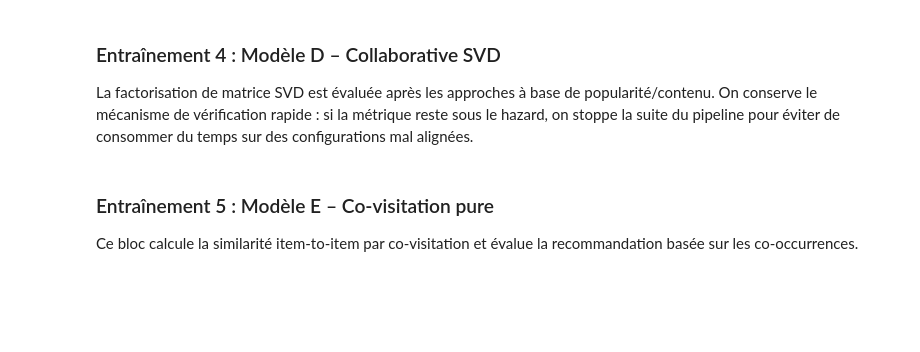
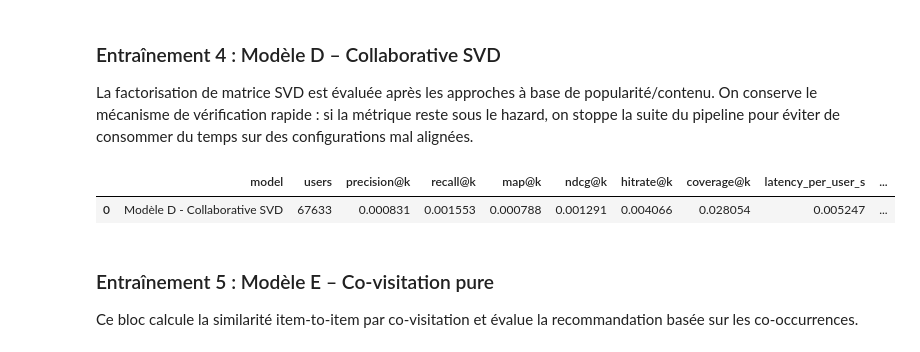
Before and after one commit to scude/Ai-engineer-formation-project-10, a Jupyter notebook: notebooks/notebook.ipynb, the cells around one changed output. Cells and saved outputs as stored; diff of their text form; code cells hidden in the pictures; blank space fills up the shorter version.

```diff
--- a/notebooks/notebook.ipynb
+++ b/notebooks/notebook.ipynb
@@ -40,6 +40,8 @@ CONFIG = {
     "covisit_similarity": "cosine",
     "covisit_hybrid_alpha": 0.7350738721058192,
     "svd_hazard_ndcg": 0.02,
+    "min_user_interactions": 3,
+    "min_item_interactions": 5,
 }
 np.random.seed(CONFIG["random_seed"])
 Path(CONFIG["artifacts_dir"]).mkdir(parents=True, exist_ok=True)
@@ -564,5 +670,6 @@ def make_ground_truth(train: pd.DataFrame, test: pd.DataFrame) -> Tuple[Dict[int
 
 train_df, test_df = temporal_train_test_split(clicks, CONFIG["train_ratio"])
 train_histories, ground_truth = make_ground_truth(train_df, test_df)
+eval_users = sorted(ground_truth.keys())
 candidate_items = get_candidate_items(train_df)
-print(f"Train size: {len(train_df)}, Test size: {len(test_df)}, Users for eval: {len(ground_truth)}")
+print(f"Train size: {len(train_df)}, Test size: {len(test_df)}, Users for eval: {len(eval_users)}")
@@ -896,7 +1005,6 @@ def build_hybrid_covisit_recommender(
     }
     return recommend, meta
 # %%
-
 # Evaluation pipeline
 
 def evaluate_model(
@@ -913,9 +1021,10 @@ def evaluate_model(
     recalls: List[float] = []
     maps: List[float] = []
     ndcgs: List[float] = []
+    hits: List[int] = []
     all_recs: List[List[int]] = []
 
-    users = list(ground_truth.keys())
+    users = eval_users
     for user_id in users:
         seen = set(train_histories.get(user_id, []))
         recs = recommend_func(user_id, seen, k)
@@ -925,8 +1034,10 @@ def evaluate_model(
         recalls.append(recall_at_k(recs, gt, k))
         maps.append(average_precision_at_k(recs, gt, k))
         ndcgs.append(ndcg_at_k(recs, gt, k))
+        hits.append(1 if set(recs[:k]) & set(gt) else 0)
 
     coverage = coverage_at_k(all_recs, candidate_items, k)
+    hitrate = float(np.mean(hits)) if users else 0.0
 
     sample_users = users[: min(latency_sample, len(users))]
     start = time.perf_counter()
@@ -942,8 +1053,10 @@ def evaluate_model(
         "recall@k": float(np.mean(recalls)),
         "map@k": float(np.mean(maps)),
         "ndcg@k": float(np.mean(ndcgs)),
+        "hitrate@k": hitrate,
         "coverage@k": coverage,
         "latency_per_user_s": latency,
+        "all_recommendations": all_recs,
     }
 # %% [markdown]
 ## Entraînement des systèmes de recommandation
@@ -1052,20 +1170,18 @@ La factorisation de matrice SVD est évaluée après les approches à base de po
 # %%
 svd_result = evaluate_model(
     "Modèle D - Collaborative SVD",
     collaborative_recommender,
     train_histories,
     ground_truth,
     candidate_items,
     K,
 )
 results.append(svd_result)
 
-if svd_result["ndcg@k"] < CONFIG["svd_hazard_ndcg"]:
-    raise ValueError(
-        f"NDCG@{K} du SVD = {svd_result['ndcg@k']:.4f}, sous le hazard {CONFIG['svd_hazard_ndcg']}. Vérifier l'alignement user/item."
-    )
-
 pd.DataFrame([svd_result])
+# %% [output]
+|  | model | users | precision@k | recall@k | map@k | ndcg@k | hitrate@k | coverage@k | latency_per_user_s | ... |
+| 0 | Modèle D - Collaborative SVD | 67633 | 0.000831 | 0.001553 | 0.000788 | 0.001291 | 0.004066 | 0.028054 | 0.005247 | ... |
 # %% [markdown]
 ### Entraînement 5 : Modèle E – Co-visitation pure
 
```
Also changed, not shown: parts of 17 cells of this notebook.
